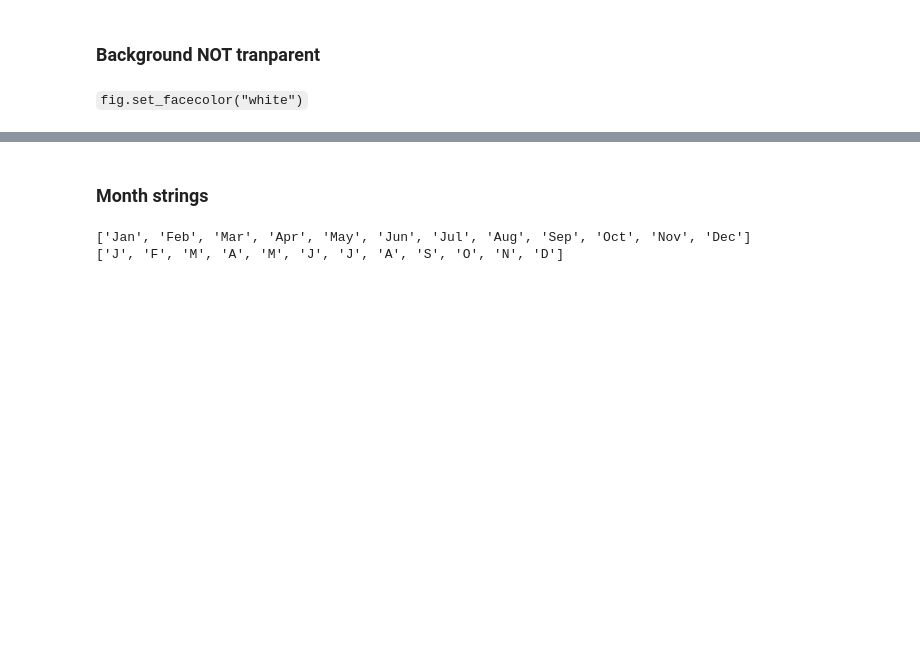
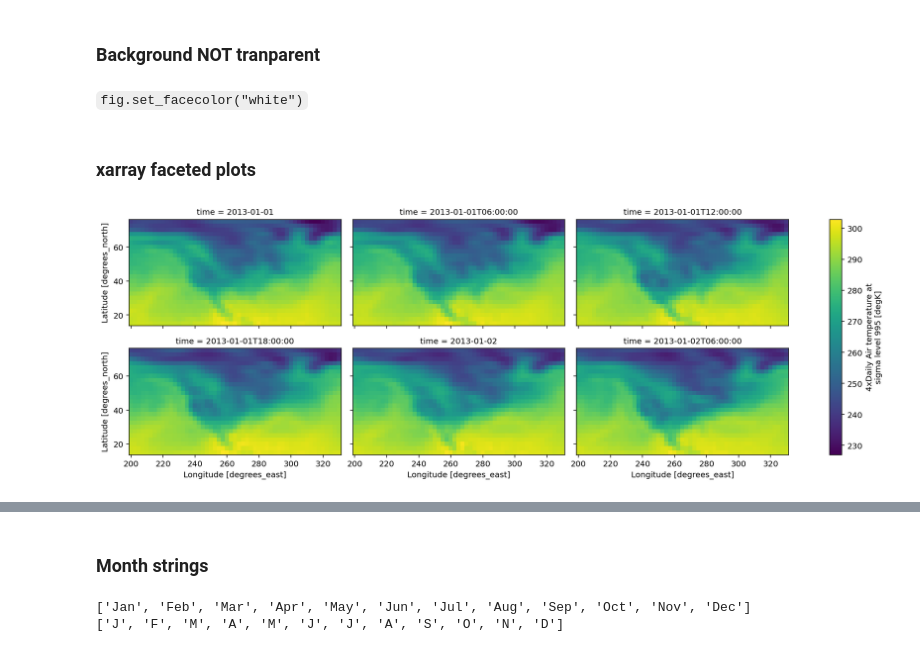
Before and after one commit to mktippett/python-tips-and-tricks, a Jupyter notebook: HOWTOs.ipynb, the cells around one changed output, grey strips where cells are left out. Cells and saved outputs as stored; diff of their text form; code cells hidden in the pictures; blank space fills up the shorter version.

```diff
--- a/HOWTOs.ipynb
+++ b/HOWTOs.ipynb
@@ -119,3 +135,12 @@ ersst5_ds.sst.plot(aspect=4,size=4);
 ### Background NOT tranparent
 # %% [markdown]
 `fig.set_facecolor("white")`
+# %% [markdown]
+### xarray faceted plots
+# %%
+ds = xr.tutorial.open_dataset("air_temperature")
+da = ds.air.isel(time=slice(None, 6))
+# bare bones, no projection but ticks
+da.plot(col='time', col_wrap=3, figsize=(15,5));
+# %% [output]
+[figure, added]
```
Also changed, not shown: parts of 48 cells of this notebook.
